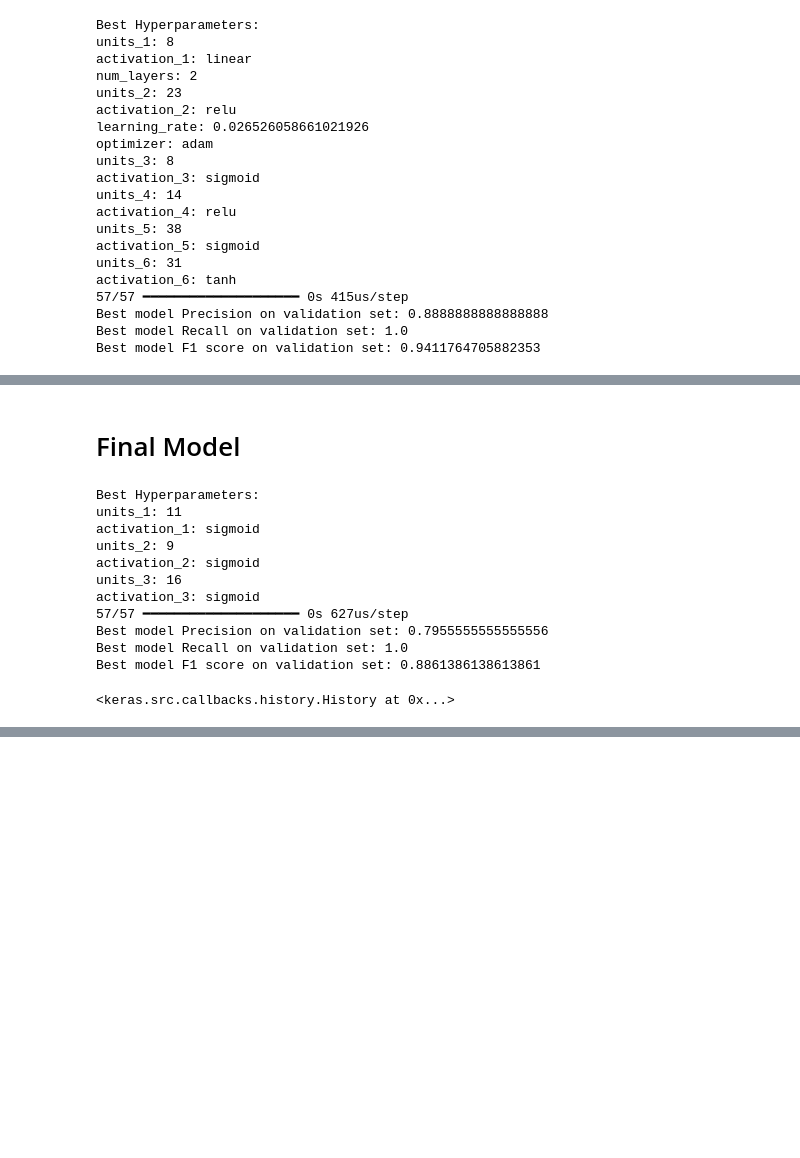
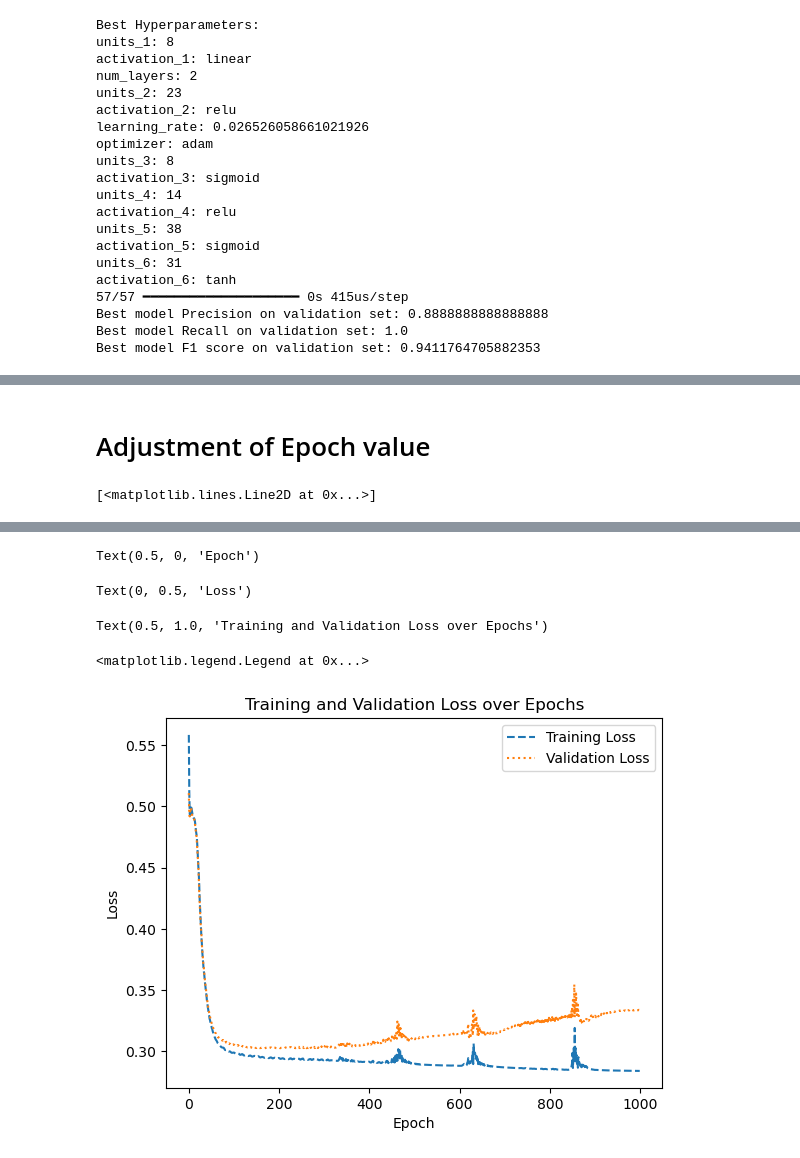
Before and after one commit to calebang/DSA312, a Jupyter notebook: Project_Part2/Neural_Network.ipynb, the cells around one changed output, grey strips where cells are left out. Saved outputs shown, nothing was run; the diff lists cells and outputs as text; code cells hidden in the pictures; blank space fills up the shorter version.

Commit message:
Final update to neural network model

```diff
--- a/Project_Part2/Neural_Network.ipynb
+++ b/Project_Part2/Neural_Network.ipynb
@@ -898,2 +222,0 @@ Best model F1 score on validation set: 0.9405192244495564
-# %% [markdown]
-# Final Model
@@ -954,40 +223,5 @@ tuner.search(X_train, y_train, epochs=1000, batch_size=len(X_train), validation_
-# %%
-from sklearn.metrics import f1_score, precision_score, recall_score
-
-# Get the best model from the tuner
-best_model = tuner.get_best_models(num_models=1)[0]  # Gets the top model
-
-# Retrieve the best hyperparameters from the tuner
-best_hyperparameters = tuner.get_best_hyperparameters(num_trials=1)[0]
-
-# Display the best hyperparameter values
-print("Best Hyperparameters:")
-for param, value in best_hyperparameters.values.items():
-    print(f"{param}: {value}")
-
-# Make predictions on the validation set
-y_val_pred = (best_model.predict(X_val) > 0.5).astype("int32")  # Threshold at 0.5 for binary classification
-
-# Calculate F1 score
-f1 = f1_score(y_val,y_val_pred)
-precision = precision_score(y_val, y_val_pred)
-recall = recall_score(y_val, y_val_pred)
-
-print("Best model Precision on validation set:", precision)
-print("Best model Recall on validation set:", recall)
-print("Best model F1 score on validation set:", f1)
-# %% [output]
-Best Hyperparameters:
-units_1: 11
-activation_1: sigmoid
-units_2: 9
-activation_2: sigmoid
-units_3: 16
-activation_3: sigmoid
-57/57 ━━━━━━━━━━━━━━━━━━━━ 0s 627us/step
-Best model Precision on validation set: 0.7955555555555556
-Best model Recall on validation set: 1.0
-Best model F1 score on validation set: 0.8861386138613861
+# %% [markdown]
+# Adjustment of Epoch value
 # %%
 # Set seeds for reproducibility
 random.seed(888)
@@ -997,31 +231,27 @@ np.random.seed(888)
 # Creating the model
 model = tf.keras.Sequential([
     tf.keras.layers.Input(shape=(15,)),  # Adjust input shape based on feature count
-    tf.keras.layers.Dense(8, activation='sigmoid'),
-    tf.keras.layers.Dense(8, activation='sigmoid'),
+    tf.keras.layers.Dense(8, activation='linear'),
+    tf.keras.layers.Dense(23, activation='relu'),
     tf.keras.layers.Dense(8, activation='sigmoid'),
     tf.keras.layers.Dense(1, activation='sigmoid')
 ])
 
-opt = tf.keras.optimizers.Adam(learning_rate=0.5)
+opt = tf.keras.optimizers.Adam(learning_rate=0.026526058661021926)
 # Compile the model
 model.compile(optimizer=opt, loss='binary_crossentropy', metrics=['accuracy'])
 
-model.fit(X_train, y_train, epochs=2000, batch_size=len(X_train), verbose=0)
+# Train the model for 1000 epochs (each epoch uses the full training set, i.e. BGD)
+history = model.fit(X_train, y_train, epochs=1000, batch_size=len(X_train), verbose=0,
+                   validation_data=(X_val, y_val))
 
-# Evaluate model on validation data
-val_loss, val_accuracy = model.evaluate(X_val, y_val, verbose=0)
-
-# Get predicted probabilities and convert to binary predictions
-y_pred_prob = model.predict(X_val)
-y_pred = (y_pred_prob > 0.5).astype(int)
-# Calculate precision, recall, and F1-score
-precision = precision_score(y_val, y_pred, zero_division=0)
-recall = recall_score(y_val, y_pred, zero_division=0)
-f1 = f1_score(y_val, y_pred, zero_division=0)
-
-# Display metrics for this iteration
-print(f"Validation Loss: {val_loss:.4f}, Validation Accuracy: {val_accuracy:.4f}")
-print(f"Precision: {precision:.4f}, Recall: {recall:.4f}, F1 Score: {f1:.4f}")
+# Plot the training and validation loss over epochs
+plt.plot(history.history['loss'], label='Training Loss', linestyle="--")                # Extract training loss values from history
+plt.plot(history.history['val_loss'], label='Validation Loss', linestyle=":")           # Extract validation loss values from history
+plt.xlabel('Epoch')                                                                     # Label x-axis as 'Epoch'
+plt.ylabel('Loss')                                                                      # Label y-axis as 'Loss'
+plt.title('Training and Validation Loss over Epochs')                                   # Add a title to the plot
+plt.legend()                                                                            # Add a legend
+plt.show()
 # %% [output]
-<keras.src.callbacks.history.History at 0x...>
+[<matplotlib.lines.Line2D at 0x...>]
@@ -1030,0 +259,5 @@ Precision: 0.7900, Recall: 1.0000, F1 Score: 0.8827
+Text(0.5, 0, 'Epoch')
+Text(0, 0.5, 'Loss')
+Text(0.5, 1.0, 'Training and Validation Loss over Epochs')
+<matplotlib.legend.Legend at 0x...>
+[figure, added]
```
Also changed, not shown: parts of 34 cells of this notebook.
